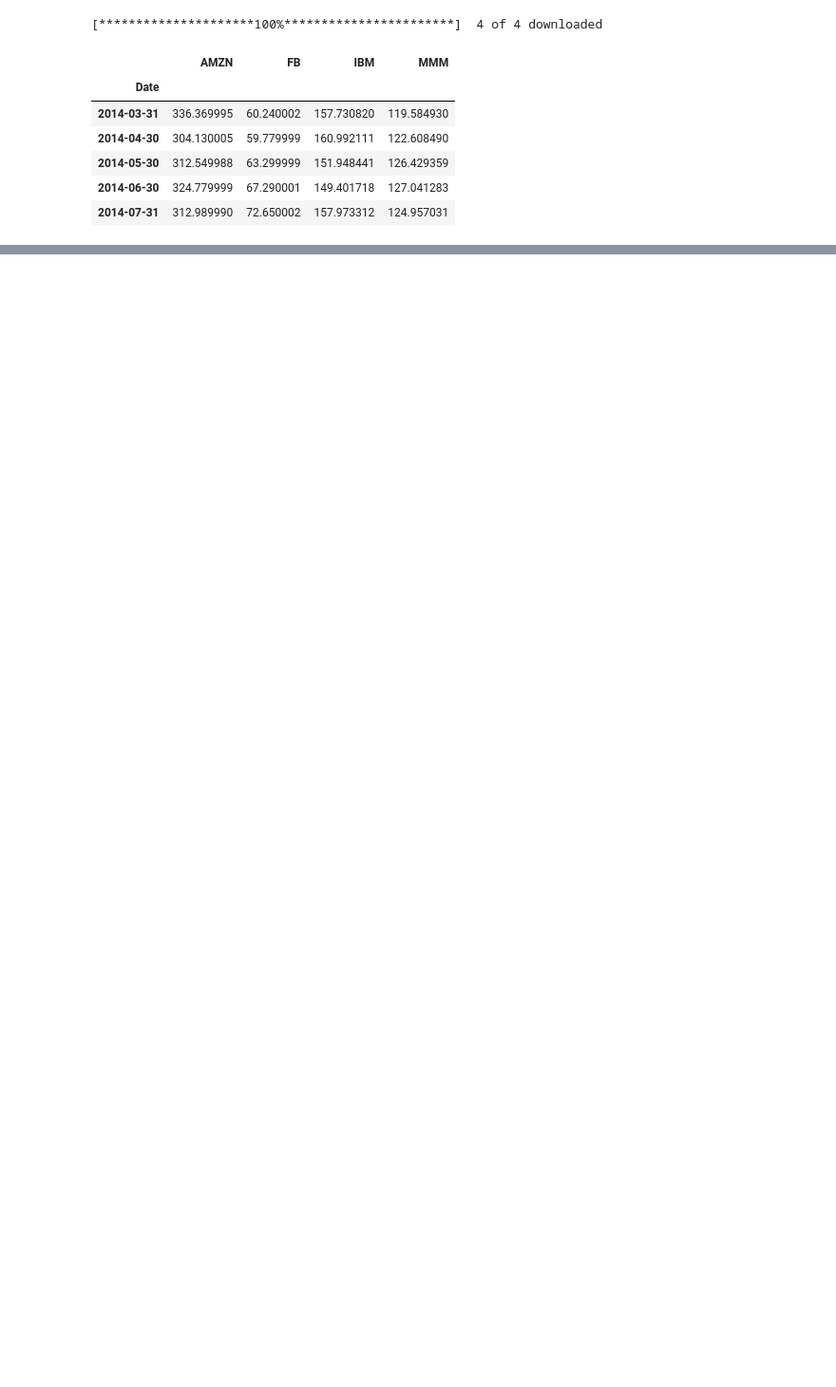
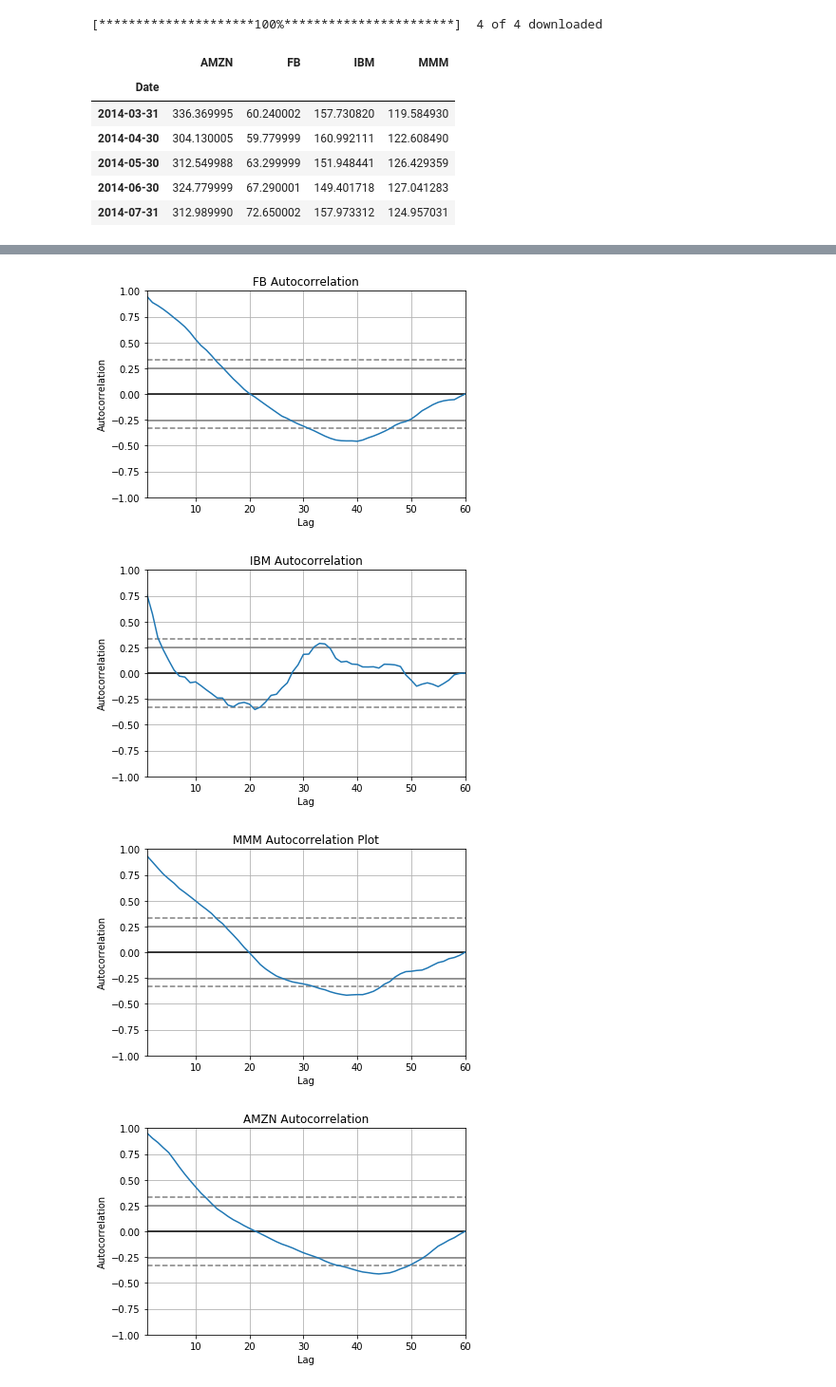
Before and after one commit to samantha-yly/DS1, a Jupyter notebook: Time Series Analysis/Time Series Analysis.ipynb, the cells around one changed output, grey strips where cells are left out. Shown: that part at 95% size. Drawn from its saved outputs; the diff is of its cells as text; code cells hidden in the pictures; blank space fills up the shorter version.

```diff
--- a/Time Series Analysis/Time Series Analysis.ipynb
+++ b/Time Series Analysis/Time Series Analysis.ipynb
@@ -217 +154,22 @@ Text(0.5, 0, 'Lag (Months)')
+# %%
+# Plot the autocorrelation of the adjusted month-end close prices for each stocks
+
+plt.figure()
+autocorrelation_plot(fb)
+plt.title('FB Autocorrelation')
+plt.figure()
+autocorrelation_plot(ibm)
+plt.title('IBM Autocorrelation')
+plt.figure()
+autocorrelation_plot(mmm)
+plt.title('MMM Autocorrelation Plot')
+plt.figure()
+autocorrelation_plot(amzn)
+plt.title('AMZN Autocorrelation')
+plt.show()
+# %% [output]
+[figure, added]
+[figure, added]
+[figure, added]
+[figure, added]
 # %% [markdown]
```
Also changed, not shown: parts of 31 cells of this notebook.
